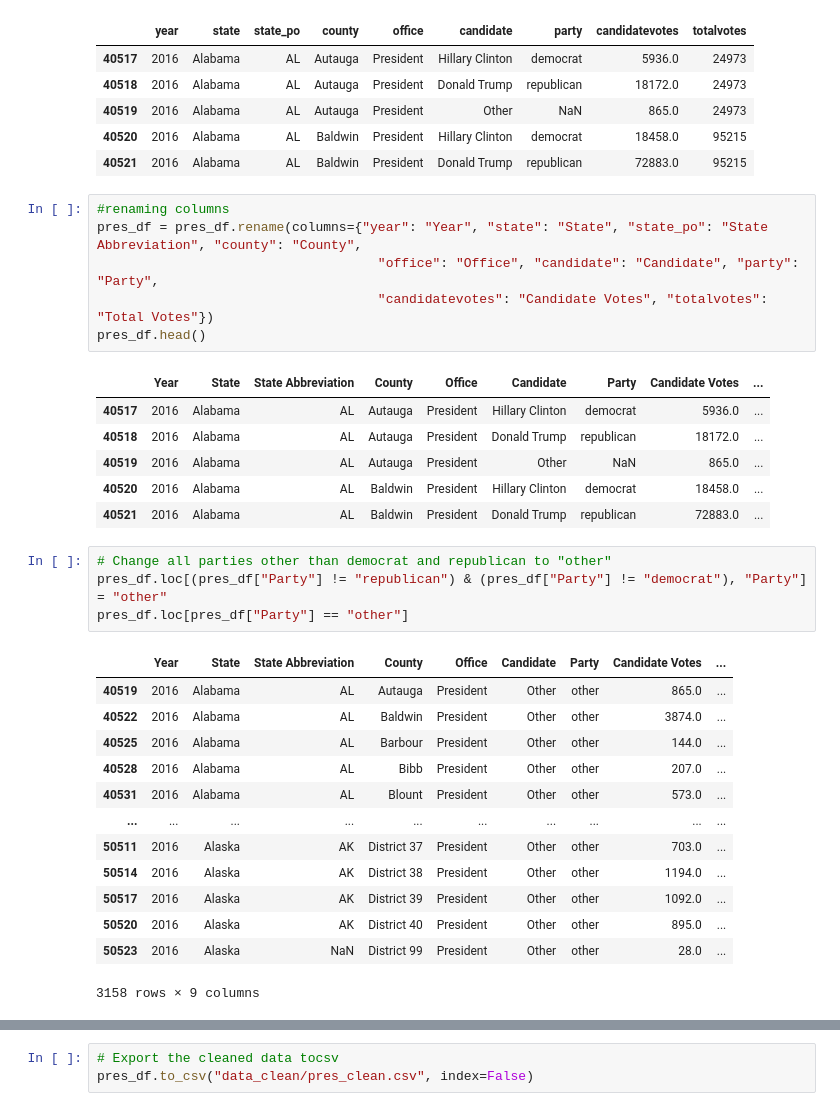
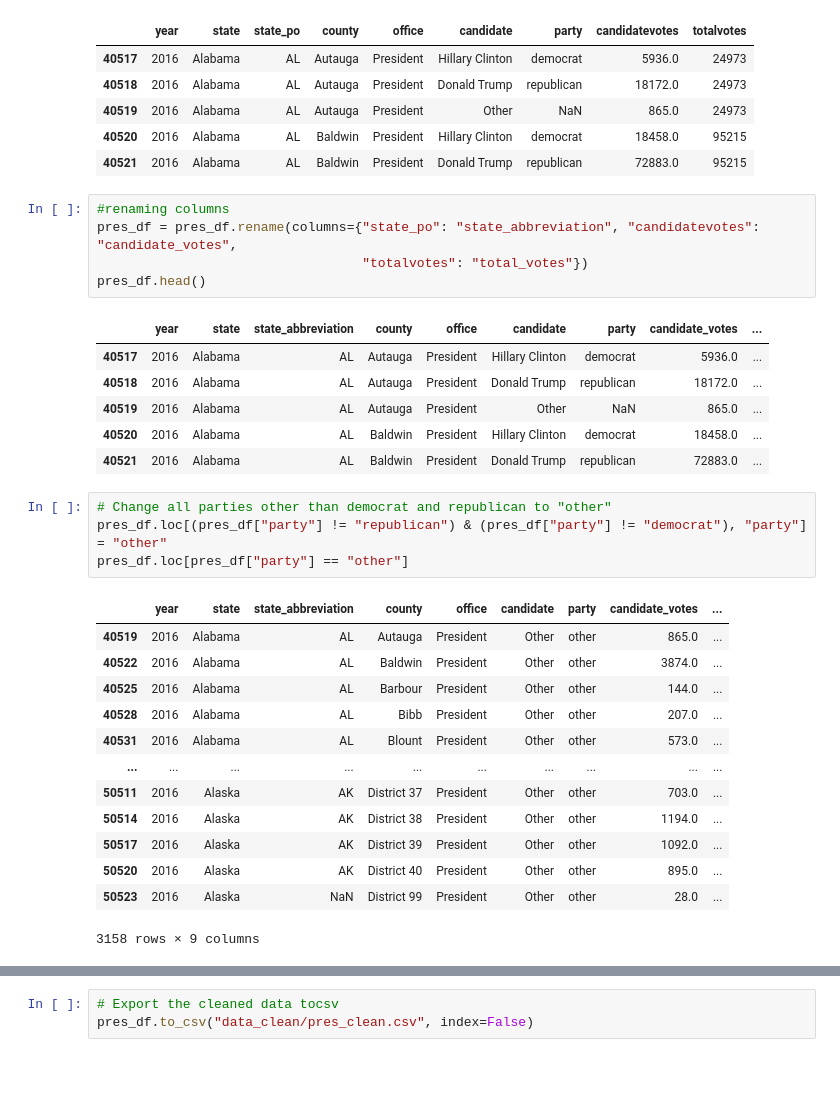
Before and after one commit to megancoggs/ETL-Project, a Jupyter notebook: election_results/pres_data_cleanup.ipynb, the cells around one changed output, grey strips where cells are left out. Drawn from its saved outputs; the diff is of its cells as text; blank space fills up the shorter version.

```diff
--- a/election_results/pres_data_cleanup.ipynb
+++ b/election_results/pres_data_cleanup.ipynb
@@ -47,12 +47,11 @@ pres_df.head()
 | 40521 | 2016 | Alabama | AL | Baldwin | President | Donald Trump | republican | 72883.0 | 95215 |
 # %%
 #renaming columns
-pres_df = pres_df.rename(columns={"year": "Year", "state": "State", "state_po": "State Abbreviation", "county": "County",
-                                    "office": "Office", "candidate": "Candidate", "party": "Party",
-                                    "candidatevotes": "Candidate Votes", "totalvotes": "Total Votes"})
+pres_df = pres_df.rename(columns={"state_po": "state_abbreviation", "candidatevotes": "candidate_votes",
+                                  "totalvotes": "total_votes"})
 pres_df.head()
 # %% [output]
-|  | Year | State | State Abbreviation | County | Office | Candidate | Party | Candidate Votes | ... |
+|  | year | state | state_abbreviation | county | office | candidate | party | candidate_votes | ... |
 | 40517 | 2016 | Alabama | AL | Autauga | President | Hillary Clinton | democrat | 5936.0 | ... |
 | 40518 | 2016 | Alabama | AL | Autauga | President | Donald Trump | republican | 18172.0 | ... |
 | 40519 | 2016 | Alabama | AL | Autauga | President | Other | NaN | 865.0 | ... |
@@ -60,10 +59,10 @@ pres_df.head()
 | 40521 | 2016 | Alabama | AL | Baldwin | President | Donald Trump | republican | 72883.0 | ... |
 # %%
 # Change all parties other than democrat and republican to "other"
-pres_df.loc[(pres_df["Party"] != "republican") & (pres_df["Party"] != "democrat"), "Party"] = "other"
-pres_df.loc[pres_df["Party"] == "other"]
+pres_df.loc[(pres_df["party"] != "republican") & (pres_df["party"] != "democrat"), "party"] = "other"
+pres_df.loc[pres_df["party"] == "other"]
 # %% [output]
-|  | Year | State | State Abbreviation | County | Office | Candidate | Party | Candidate Votes | ... |
+|  | year | state | state_abbreviation | county | office | candidate | party | candidate_votes | ... |
 | 40519 | 2016 | Alabama | AL | Autauga | President | Other | other | 865.0 | ... |
 | 40522 | 2016 | Alabama | AL | Baldwin | President | Other | other | 3874.0 | ... |
 | 40525 | 2016 | Alabama | AL | Barbour | President | Other | other | 144.0 | ... |
```
Also changed, not shown: parts of 1 cell of this notebook, 7 other files.
